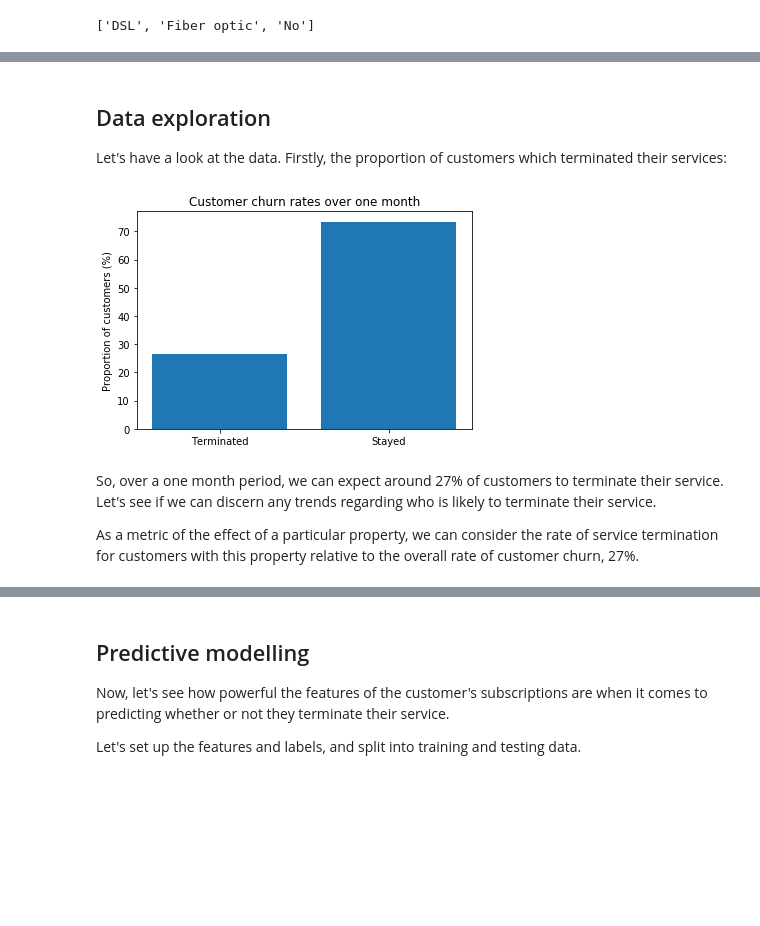
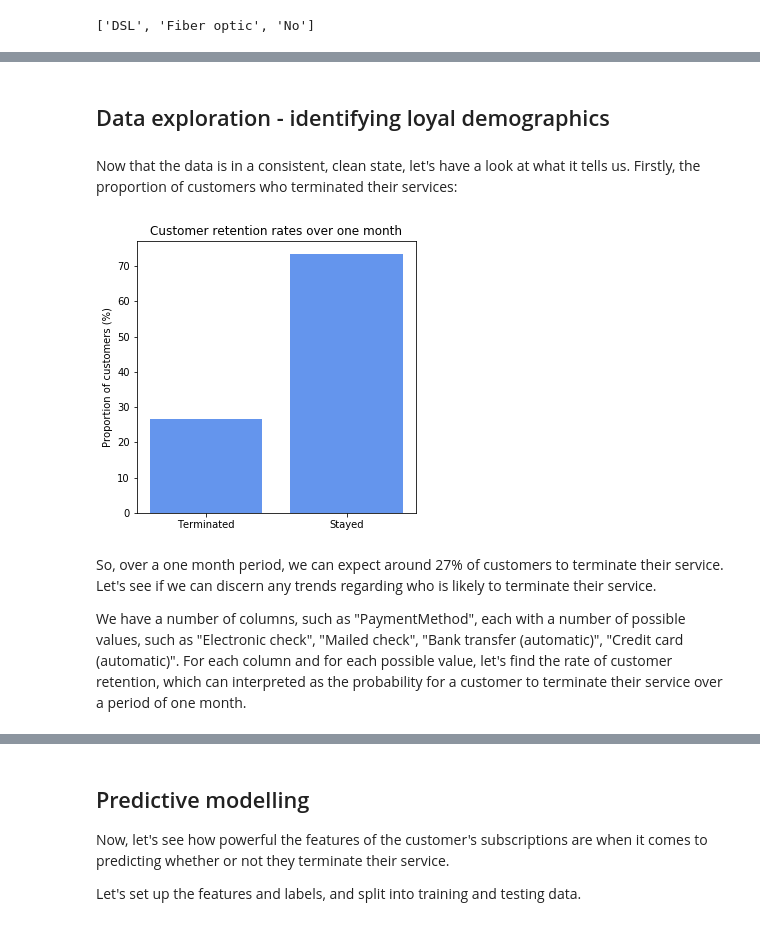
Before and after one commit to wjsloan/customer_retention, a Jupyter notebook: customer_retention.ipynb, the cells around one changed output, grey strips where cells are left out. Cells and saved outputs as stored; diff of their text form; code cells hidden in the pictures; blank space fills up the shorter version.

```diff
--- a/customer_retention.ipynb
+++ b/customer_retention.ipynb
@@ -16,8 +12,8 @@ The data can be found at https://www.kaggle.com/blastchar/telco-customer-churn.
 import pandas as pd
 import numpy as np
 
-data = pd.read_csv('churn-dataset.csv')
-data
+data = pd.read_csv('customer_retention_dataset.csv')
+data.head()
 # %% [output]
 |  | customerID | gender | SeniorCitizen | Partner | Dependents | tenure | PhoneService | MultipleLines | ... |
 | 0 | 7590-VHVEG | Female | 0 | Yes | No | 1 | No | No phone service | ... |
@@ -138,0 +114,2 @@ dataNum
+# %% [markdown]
+## Data exploration - identifying loyal demographics
@@ -139,18 +118,16 @@ dataNum
 # %% [markdown]
-## Data exploration
-
-Let's have a look at the data. Firstly, the proportion of customers which terminated their services:
+Now that the data is in a consistent, clean state, let's have a look at what it tells us. Firstly, the proportion of customers who terminated their services:
 # %%
 churn = (np.array(dataNum.Churn) == 1).sum()/len(np.array(dataNum.Churn))
 
-import matplotlib.pyplot as plt
-plt.bar(['Terminated', 'Stayed'], [100 * churn, 100*(1-churn)])
-plt.title('Customer churn rates over one month')
+plt.figure(figsize=(5,5))
+plt.bar(['Terminated', 'Stayed'], [100 * churn, 100*(1-churn)], color='cornflowerblue')
+plt.title('Customer retention rates over one month')
 plt.ylabel('Proportion of customers (%)')
 plt.show()
 # %% [output]
-[figure, old version]
+[figure, new version]
 # %% [markdown]
 So, over a one month period, we can expect around 27% of customers to terminate their service. Let's see if we can discern any trends regarding who is likely to terminate their service.
 
-As a metric of the effect of a particular property, we can consider the rate of service termination for customers with this property relative to the overall rate of customer churn, 27%.
+We have a number of columns, such as "PaymentMethod", each with a number of possible values, such as "Electronic check", "Mailed check", "Bank transfer (automatic)", "Credit card (automatic)". For each column and for each possible value, let's find the rate of customer retention, which can interpreted as the probability for a customer to terminate their service over a period of one month.
```
Also changed, not shown: parts of 41 cells of this notebook.
